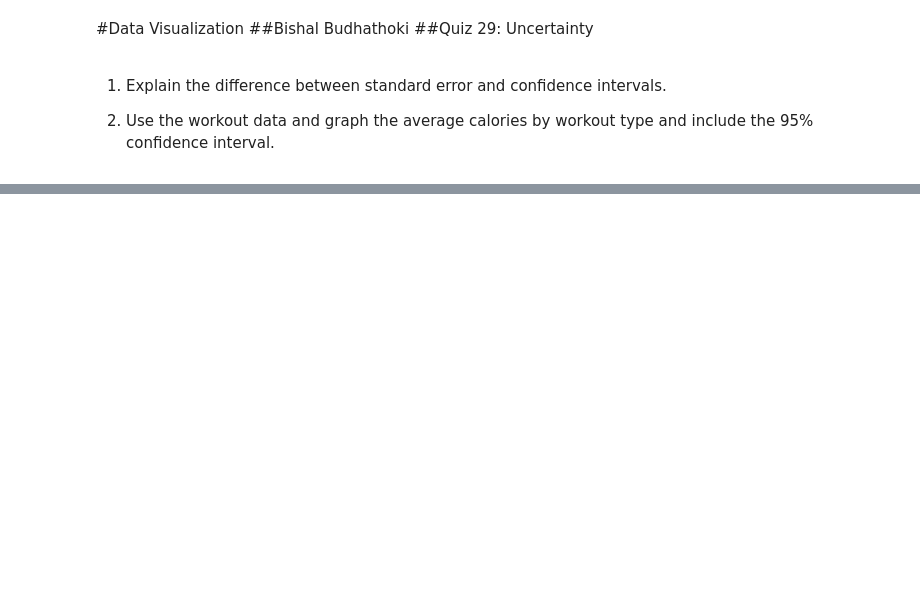
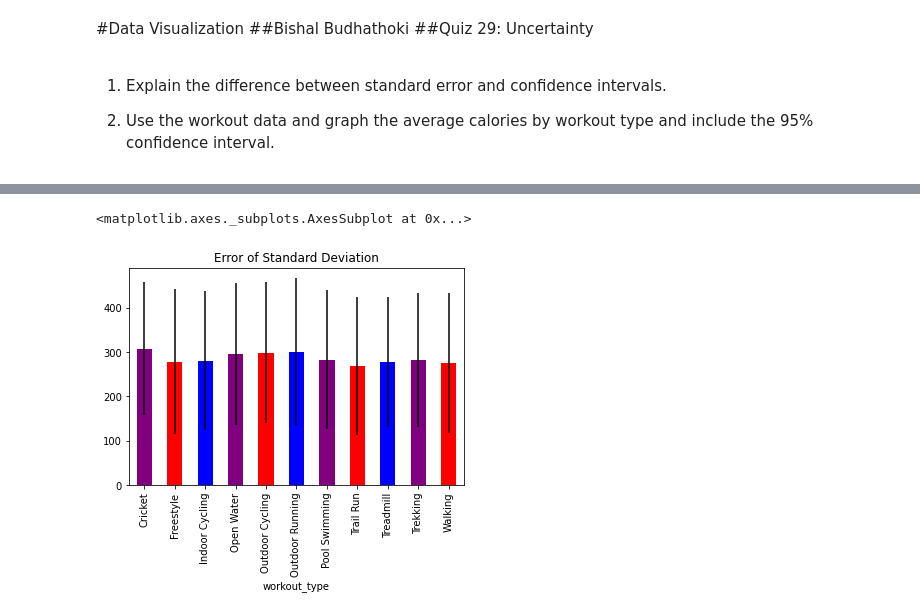
Before and after one commit to bbishal12/Quiz0, a Jupyter notebook: Quiz29_Uncertainty.ipynb, the cells around one changed output, grey strips where cells are left out. Cells and saved outputs as stored; diff of their text form; code cells hidden in the pictures; blank space fills up the shorter version.

```diff
--- a/Quiz29_Uncertainty.ipynb
+++ b/Quiz29_Uncertainty.ipynb
@@ -12,0 +15,7 @@
+# %%
+import pandas as pa
+import seaborn as sns
+import matplotlib.pyplot as plt
+df = pa.read_csv('https://raw.githubusercontent.com/nurfnick/Data_Viz/main/Activity_Dataset_V1.csv')
+dfgrouped = df.groupby('workout_type').agg(['mean','std', 'count'])
+dfgrouped.head()
@@ -12,0 +48,8 @@
+# %%
+dfgrouped.calories.plot.bar(y = 'mean',
+                            yerr = 'std',
+                            legend = False, color = ['purple','red', 'blue'],
+                            title = "Error of Standard Deviation")
+# %% [output]
+<matplotlib.axes._subplots.AxesSubplot at 0x...>
+[figure, added]
```
Also changed, not shown: parts of 7 cells of this notebook.
